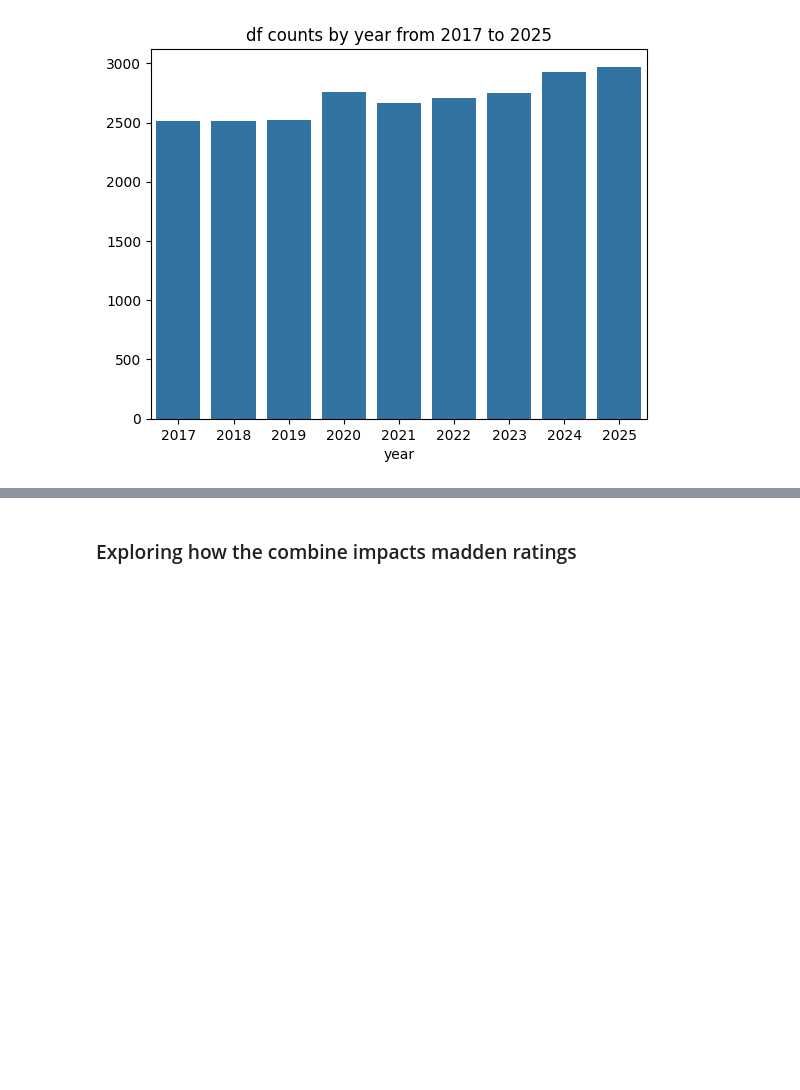
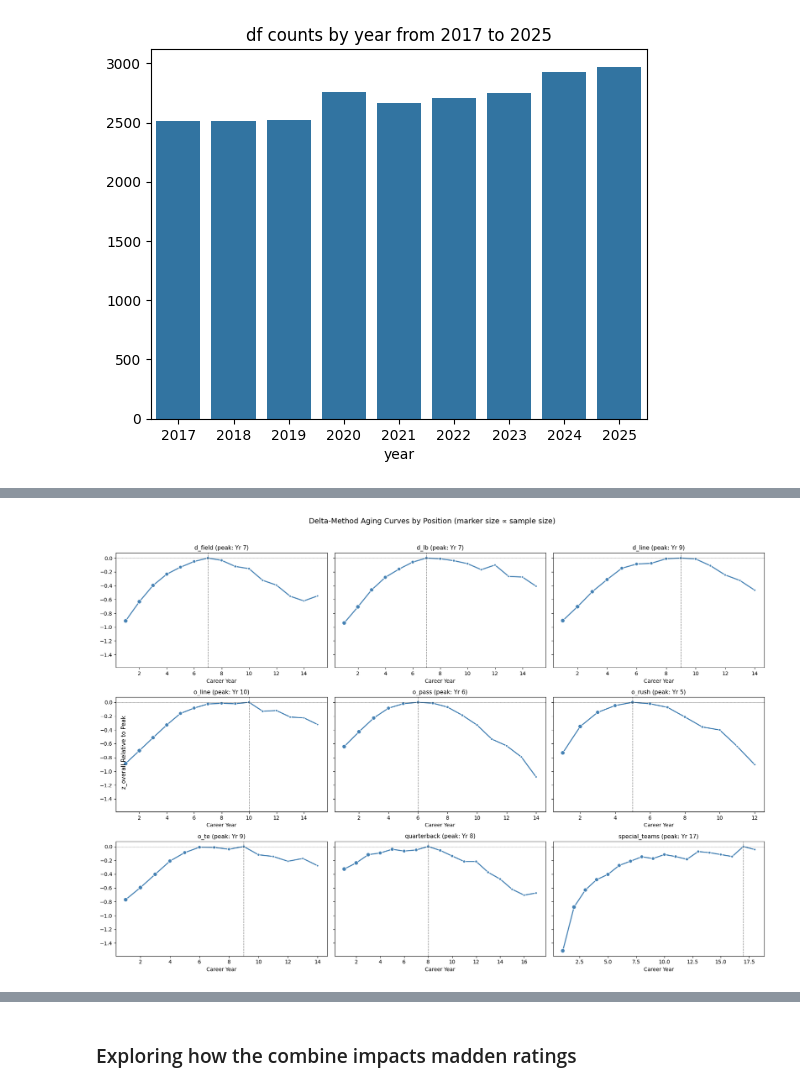
Before and after one commit to CharlieHubbard7/NFLResearch, a Jupyter notebook: (6_16_26)_NFL_Research.ipynb, the cells around one changed output, grey strips where cells are left out. Cells and saved outputs as stored; diff of their text form; code cells hidden in the pictures; blank space fills up the shorter version.

```diff
--- a/(6_16_26)_NFL_Research.ipynb
+++ b/(6_16_26)_NFL_Research.ipynb
@@ -696,0 +763,31 @@ plt.show()
+# %%
+groups = sorted(position_curves.keys())
+ncols = 3
+nrows = -(-len(groups) // ncols)
+
+fig, axes = plt.subplots(nrows=nrows, ncols=ncols, figsize=(18, nrows * 4), sharey=True)
+axes = axes.flatten()
+
+for i, pos in enumerate(groups):
+    ax = axes[i]
+    curve = position_curves[pos]
+    peak_age = curve.loc[curve["curve_value"].idxmax(), "age"]
+    sizes = 15 + 50 * (curve["n"] / curve["n"].max())
+
+    ax.plot(curve["age"], curve["curve_value"], color="steelblue", linewidth=2, zorder=1)
+    ax.scatter(curve["age"], curve["curve_value"], s=sizes, color="steelblue",
+               edgecolor="white", zorder=2)
+    ax.axvline(peak_age, color="gray", linestyle="--", linewidth=1)
+    ax.axhline(0, color="black", linewidth=0.6, linestyle=":")
+    ax.set_title(f"{pos} (peak: Yr {int(peak_age)})", fontsize=11)
+    ax.set_xlabel("Career Year")
+
+for j in range(len(groups), len(axes)):
+    fig.delaxes(axes[j])
+
+fig.text(0.04, 0.5, "z_overall Relative to Peak", va="center", rotation="vertical", fontsize=11)
+plt.suptitle("Delta-Method Aging Curves by Position (marker size ∝ sample size)", y=1.02, fontsize=14)
+plt.tight_layout()
+plt.show()
+# %% [output]
+[figure, added]
```
Also changed, not shown: parts of 23 cells of this notebook.
